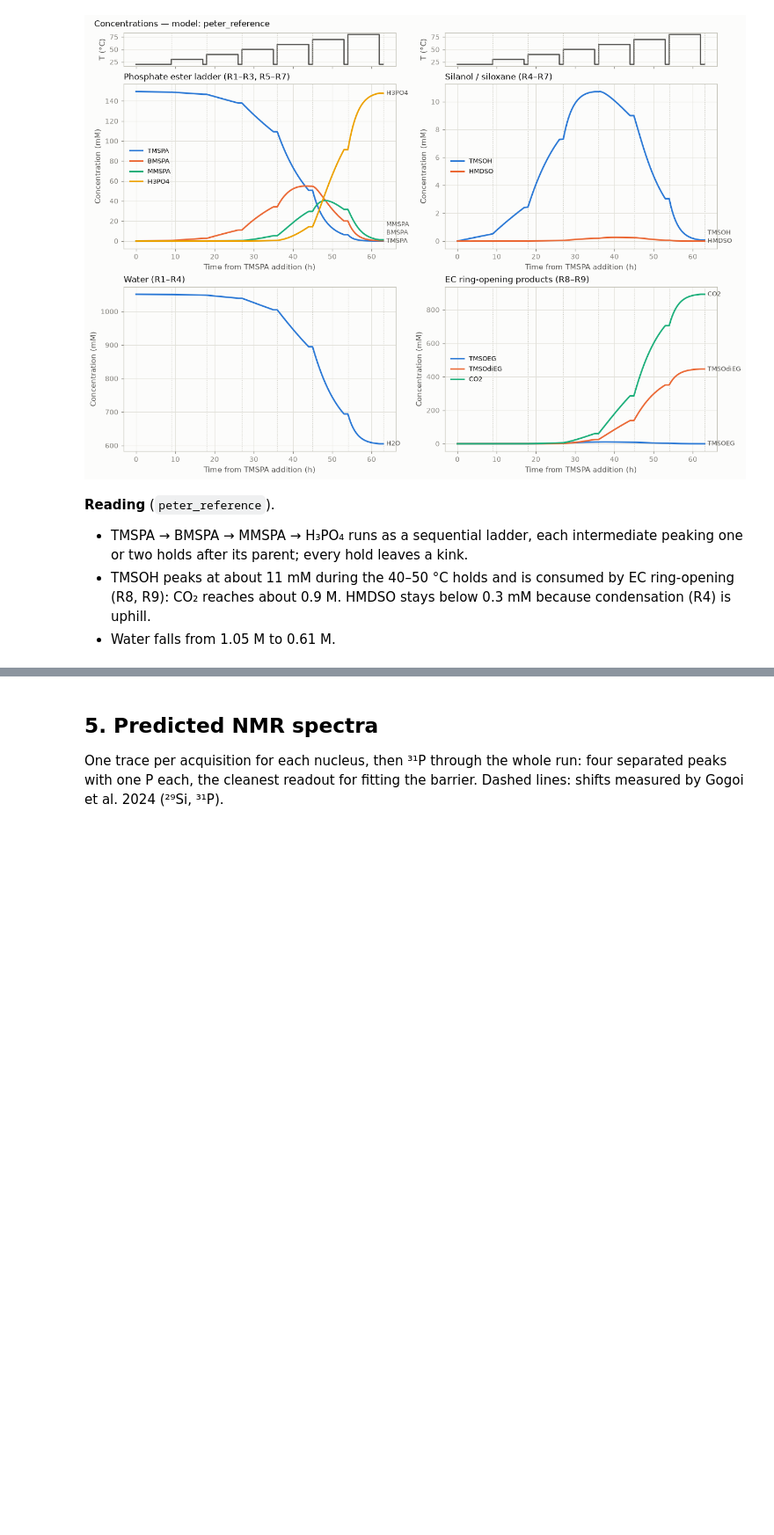
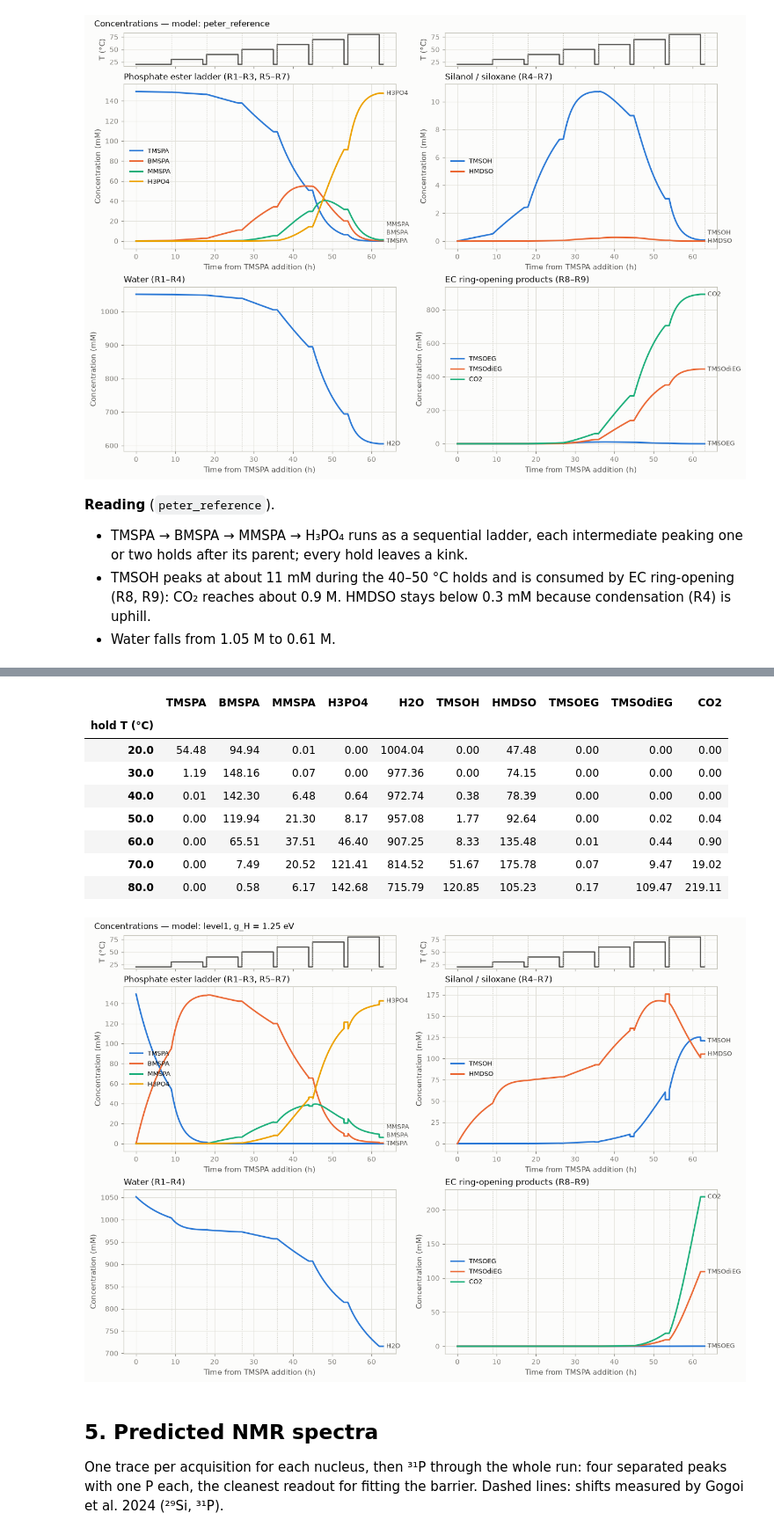
Before and after one commit to yralcaraz/atom-to-reactor, a Jupyter notebook: notebooks/02_operando_experimental_protocol.ipynb, the cells around one changed output, grey strips where cells are left out. Shown at 88% size. Drawn from its saved outputs; the diff is of its cells as text; code cells hidden in the pictures; blank space fills up the shorter version.

```diff
--- a/notebooks/02_operando_experimental_protocol.ipynb
+++ b/notebooks/02_operando_experimental_protocol.ipynb
@@ -147,3 +151,22 @@ reactor_plots.plot_concentration_panels(sim);
+# %%
+G_HYDROLYSIS_NB03 = 1.25  # eV, notebook 03 §5
+level1_nb03 = get_model('level1').with_family_params('hydrolysis', g_eV=G_HYDROLYSIS_NB03,
+                                                     name=f'level1, g_H = {G_HYDROLYSIS_NB03:.2f} eV')
+sim_level1 = simulate_protocol(stages, recipe, model=level1_nb03)
+
+display(tabulate_acquisitions(sim_level1).round(2))
+reactor_plots.plot_concentration_panels(sim_level1);
+# %% [output]
+|  | TMSPA | BMSPA | MMSPA | H3PO4 | H2O | TMSOH | HMDSO | TMSOEG | TMSOdiEG | CO2 |
+| hold T (°C) |  |  |  |  |  |  |  |  |  |  |
+| 20.0 | 54.48 | 94.94 | 0.01 | 0.00 | 1004.04 | 0.00 | 47.48 | 0.00 | 0.00 | 0.00 |
+| 30.0 | 1.19 | 148.16 | 0.07 | 0.00 | 977.36 | 0.00 | 74.15 | 0.00 | 0.00 | 0.00 |
+| 40.0 | 0.01 | 142.30 | 6.48 | 0.64 | 972.74 | 0.38 | 78.39 | 0.00 | 0.00 | 0.00 |
+| 50.0 | 0.00 | 119.94 | 21.30 | 8.17 | 957.08 | 1.77 | 92.64 | 0.00 | 0.02 | 0.04 |
+| 60.0 | 0.00 | 65.51 | 37.51 | 46.40 | 907.25 | 8.33 | 135.48 | 0.01 | 0.44 | 0.90 |
+| 70.0 | 0.00 | 7.49 | 20.52 | 121.41 | 814.52 | 51.67 | 175.78 | 0.07 | 9.47 | 19.02 |
+| 80.0 | 0.00 | 0.58 | 6.17 | 142.68 | 715.79 | 120.85 | 105.23 | 0.17 | 109.47 | 219.11 |
+[figure, added]
 # %% [markdown]
 ## 5. Predicted NMR spectra
 
```
Also changed, not shown: parts of 2 cells of this notebook, 6 other files.
